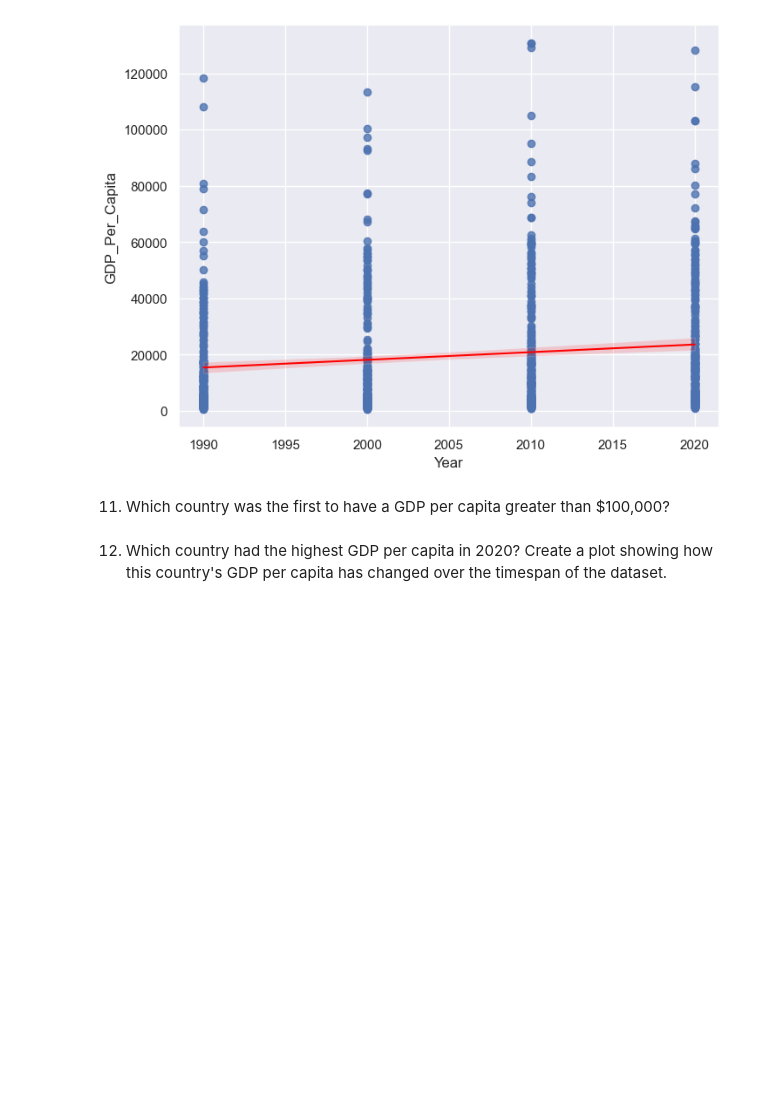
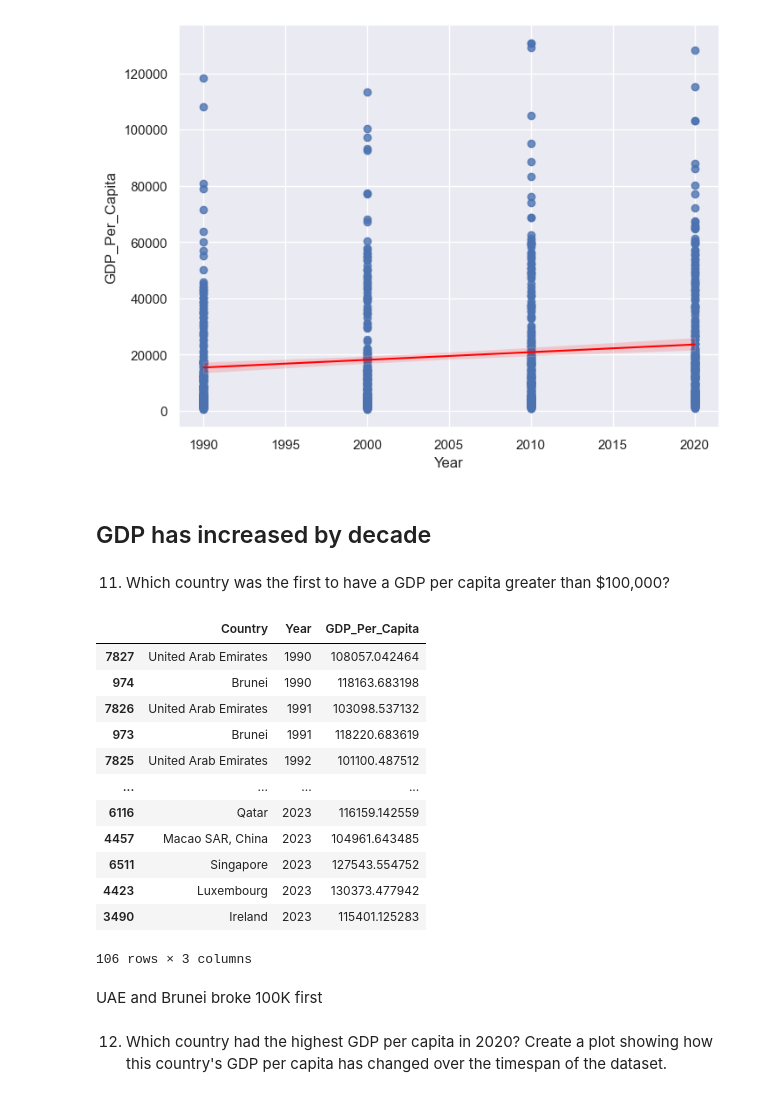
Before and after one commit to NSS-Data-Analytics-Cohort-14/gdp-and-internet-usage-kshaffer93, a Jupyter notebook: notebooks/example.ipynb, the cells around one changed output. Drawn from its saved outputs; the diff is of its cells as text; code cells hidden in the pictures; blank space fills up the shorter version.

```diff
--- a/notebooks/example.ipynb
+++ b/notebooks/example.ipynb
@@ -191,7 +191,27 @@ sns.regplot(
 plt.show()
 # %% [output]
 [figure]
+# %% [markdown]
+## GDP has increased by decade ##
 # %% [markdown]
 11. Which country was the first to have a GDP per capita greater than $100,000?
+# %%
+gdp_df[gdp_df["GDP_Per_Capita"] > 100000].sort_values("Year")
+# %% [output]
+|  | Country | Year | GDP_Per_Capita |
+| 7827 | United Arab Emirates | 1990 | 108057.042464 |
+| 974 | Brunei | 1990 | 118163.683198 |
+| 7826 | United Arab Emirates | 1991 | 103098.537132 |
+| 973 | Brunei | 1991 | 118220.683619 |
+| 7825 | United Arab Emirates | 1992 | 101100.487512 |
+| ... | ... | ... | ... |
+| 6116 | Qatar | 2023 | 116159.142559 |
+| 4457 | Macao SAR, China | 2023 | 104961.643485 |
+| 6511 | Singapore | 2023 | 127543.554752 |
+| 4423 | Luxembourg | 2023 | 130373.477942 |
+| 3490 | Ireland | 2023 | 115401.125283 |
+106 rows × 3 columns
+# %% [markdown]
+UAE and Brunei broke 100K first
 # %% [markdown]
 12. Which country had the highest GDP per capita in 2020? Create a plot showing how this country's GDP per capita has changed over the timespan of the dataset.
```
Also changed, not shown: parts of 11 cells of this notebook.
